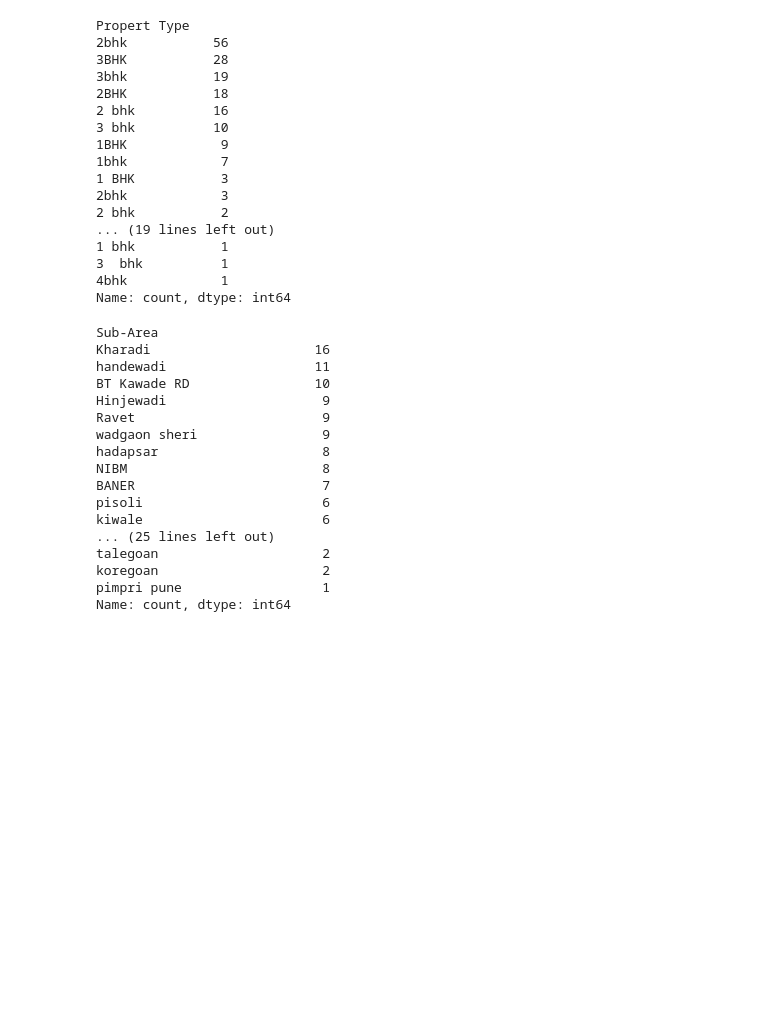
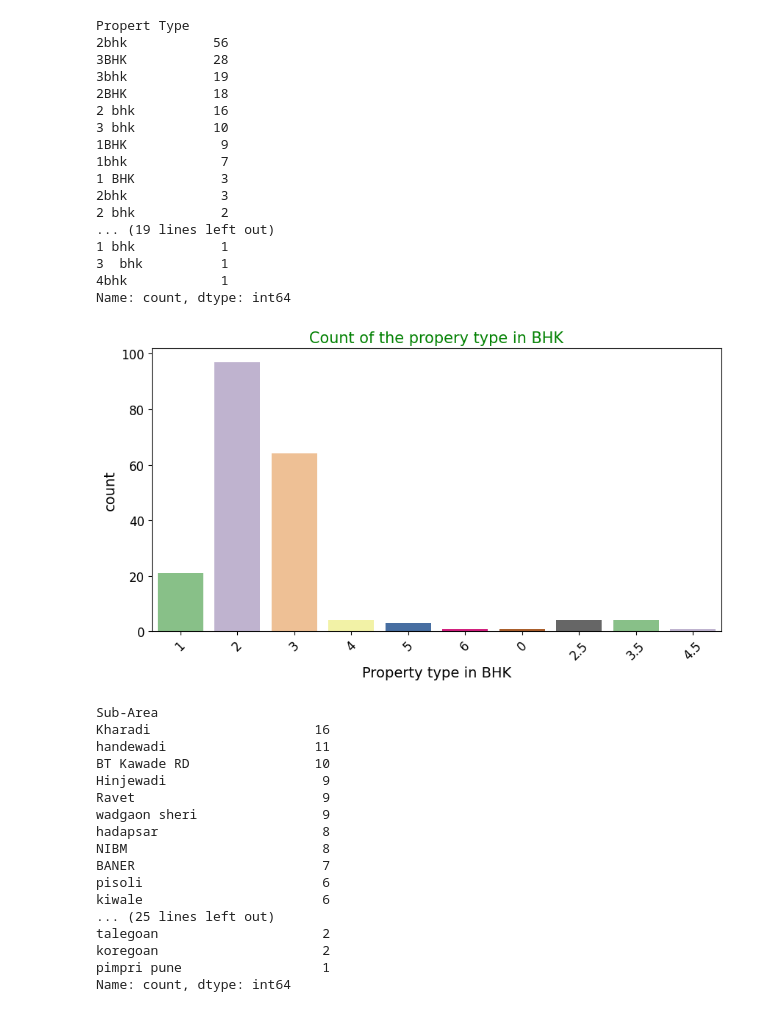
Before and after one commit to M-S-ALAM/Real-Estate-Price-Prediction, a Jupyter notebook: EDA.ipynb, the cells around one changed output. Drawn from its saved outputs; the diff is of its cells as text; code cells hidden in the pictures; blank space fills up the shorter version.

```diff
--- a/EDA.ipynb
+++ b/EDA.ipynb
@@ -59,6 +77,15 @@ Name: count, dtype: int64
 # Regex to match the numbers and create a separate column
 numbers = re.compile(r"[-+]?(\d*\.\d+|\d+)")
 data['Property Type clean'] = data['Propert Type'].apply(lambda x: numbers.findall(x)[0] if len(numbers.findall(x)) > 0 else 0)
+# %%
+plt.figure(figsize=(10,5))
+sns.countplot(x=data['Property Type clean'], palette=("Accent"))
+plt.title("Count of the propery type in BHK",size=15)
+plt.xlabel('Property type in BHK')
+plt.xticks(rotation=45)
+plt.show()
+# %% [output]
+[figure, added]
 # %%
 data['Sub-Area'].value_counts()
 # %% [output]
```
Also changed, not shown: parts of 4 cells of this notebook.
